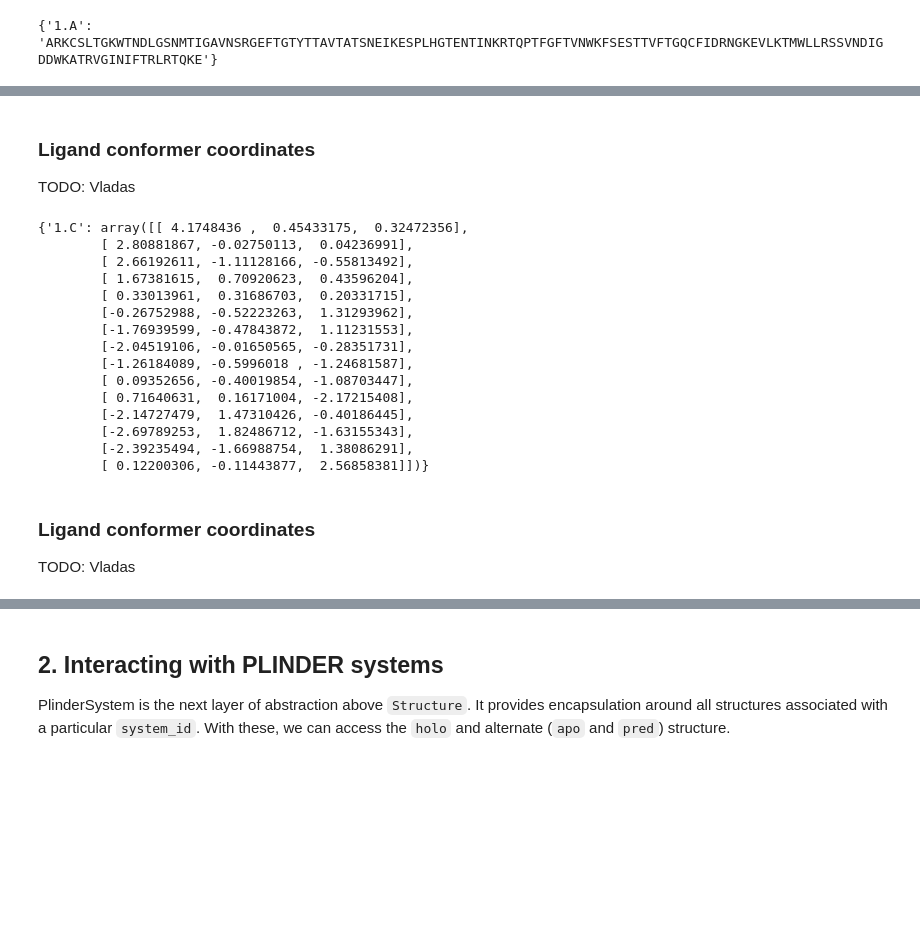
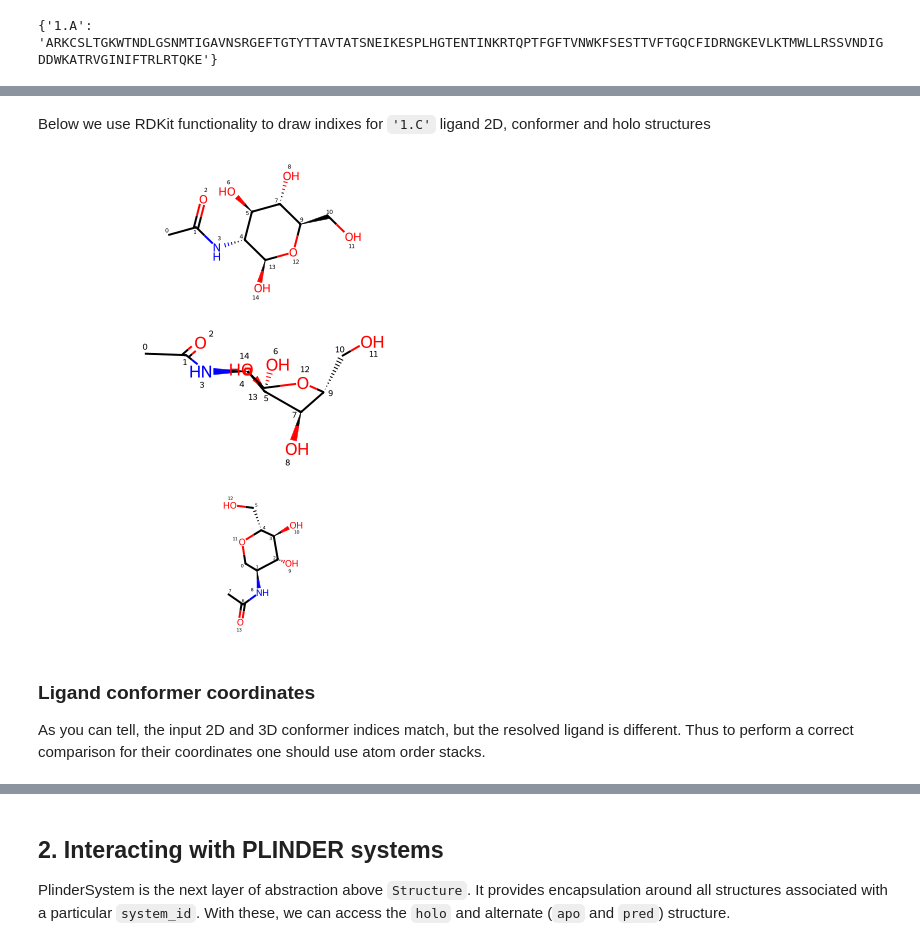
Before and after one commit to plinder-org/plinder, a Jupyter notebook: docs/examples/loader_examples.ipynb, the cells around one changed output, grey strips where cells are left out. Cells and saved outputs as stored; diff of their text form; code cells hidden in the pictures; blank space fills up the shorter version.

```diff
--- a/docs/examples/loader_examples.ipynb
+++ b/docs/examples/loader_examples.ipynb
@@ -83,12 +84,5 @@ list_ligand_sdf_and_input_smiles = [
 input_sequences = {k: v for k, v in FastaFile.read_iter(input_sequence_path)}
 
 # Load holo structure
-holo_struc = Structure(
-    id=system_id,
-    protein_path=protein_structure_path,
-    protein_sequence=input_sequences,
-    ligand_sdfs = {"1.C": str(input_sdf)},
-    ligand_smiles = {"1.C": str(input_smiles)}
-
-    )
+holo_struc = PlinderSystem(system_id=system_id).holo_structure
 # %% [output]
@@ -414,24 +461,2 @@ holo_struc.input_ligand_conformer_coords
-# %% [markdown]
-### Ligand conformer coordinates
-TODO: Vladas
-# %%
-holo_struc.input_ligand_conformer_coords
-# %% [output]
-{'1.C': array([[ 4.1748436 ,  0.45433175,  0.32472356],
-        [ 2.80881867, -0.02750113,  0.04236991],
-        [ 2.66192611, -1.11128166, -0.55813492],
-        [ 1.67381615,  0.70920623,  0.43596204],
-        [ 0.33013961,  0.31686703,  0.20331715],
-        [-0.26752988, -0.52223263,  1.31293962],
-        [-1.76939599, -0.47843872,  1.11231553],
-        [-2.04519106, -0.01650565, -0.28351731],
-        [-1.26184089, -0.5996018 , -1.24681587],
-        [ 0.09352656, -0.40019854, -1.08703447],
-        [ 0.71640631,  0.16171004, -2.17215408],
-        [-2.14727479,  1.47310426, -0.40186445],
-        [-2.69789253,  1.82486712, -1.63155343],
-        [-2.39235494, -1.66988754,  1.38086291],
-        [ 0.12200306, -0.11443877,  2.56858381]])}
-# %% [markdown]
-### Ligand conformer coordinates
-TODO: Vladas
+# %% [markdown]
+Below we use RDKit functionality to draw indixes for `'1.C'` ligand 2D, conformer and holo structures
@@ -437,0 +466,17 @@ TODO: Vladas
+# %%
+holo_struc.input_ligand_templates["1.C"]
+# %% [output]
+[figure, added]
+# %%
+holo_struc.input_ligand_conformers["1.C"]
+# %% [output]
+[figure, added]
+# %%
+holo_struc.resolved_ligand_mols["1.C"]
+# %% [output]
+[figure, added]
+# %% [markdown]
+### Ligand conformer coordinates
+
+As you can tell, the input 2D and 3D conformer indices match, but the resolved ligand is different.
+Thus to perform a correct comparison for their coordinates one should use atom order stacks.
```
Also changed, not shown: parts of 89 cells of this notebook.
